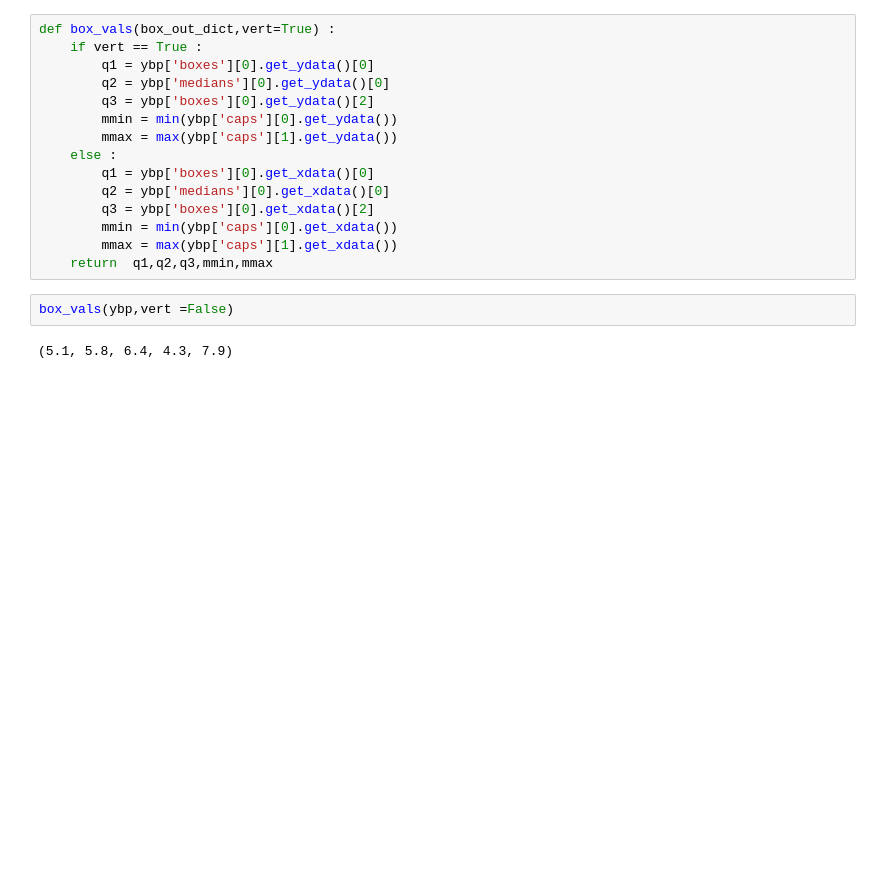
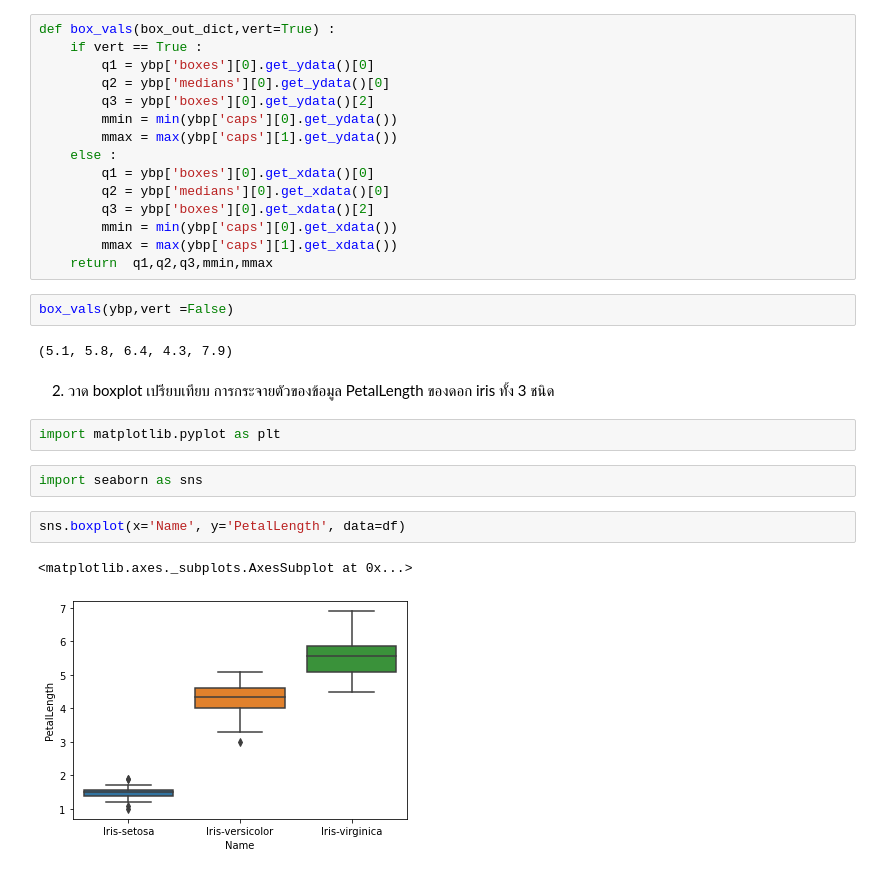
Before and after one commit to 623021000-1thaksina/data_viz_2022, a Jupyter notebook: DataViz02_Data_Distribution_.ipynb, the cells around one changed output. Drawn from its saved outputs; the diff is of its cells as text; blank space fills up the shorter version.

```diff
--- a/DataViz02_Data_Distribution_.ipynb
+++ b/DataViz02_Data_Distribution_.ipynb
@@ -307,3 +309,14 @@ def box_vals(box_out_dict,vert=True) :
 box_vals(ybp,vert =False)
 # %% [output]
 (5.1, 5.8, 6.4, 4.3, 7.9)
+# %% [markdown]
+2. วาด boxplot เปรียบเทียบ การกระจายตัวของข้อมูล PetalLength ของดอก iris ทั้ง 3 ชนิด
+# %%
+import matplotlib.pyplot as plt
+# %%
+import seaborn as sns
+# %%
+sns.boxplot(x='Name', y='PetalLength', data=df)
+# %% [output]
+<matplotlib.axes._subplots.AxesSubplot at 0x...>
+[figure, added]
```
Also changed, not shown: parts of 1 cell of this notebook.
